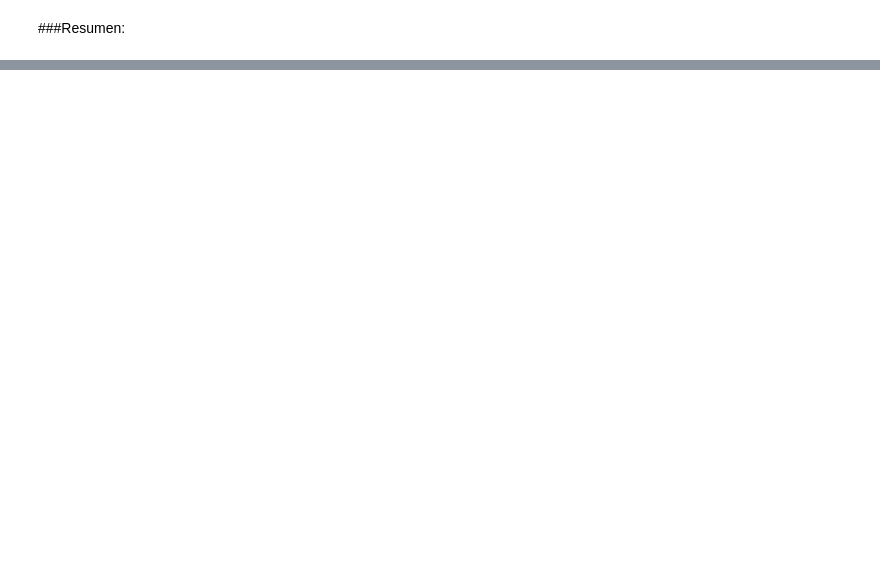
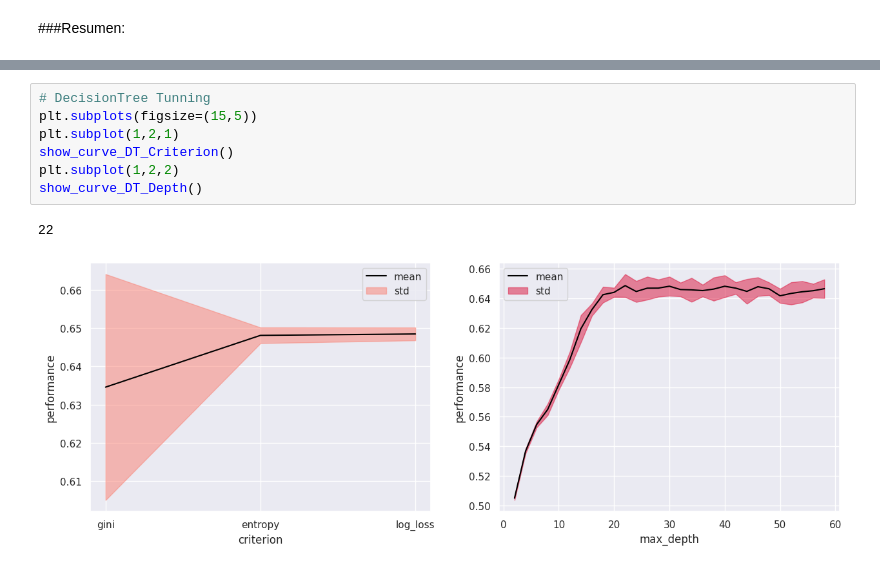
Before and after one commit to IC-03/Royal-Flush, a Jupyter notebook: Royal_Flush_Classification_Models_For_A_Poker_Hands_Dataset.ipynb, the cells around one changed output, grey strips where cells are left out. Saved outputs shown, nothing was run; the diff lists cells and outputs as text; blank space fills up the shorter version.

```diff
--- a/Royal_Flush_Classification_Models_For_A_Poker_Hands_Dataset.ipynb
+++ b/Royal_Flush_Classification_Models_For_A_Poker_Hands_Dataset.ipynb
@@ -289,0 +488,10 @@ Los modelos de clasificación aplicados en este dataset hasta la fecha:
+# %%
+# DecisionTree Tunning
+plt.subplots(figsize=(15,5))
+plt.subplot(1,2,1)
+show_curve_DT_Criterion()
+plt.subplot(1,2,2)
+show_curve_DT_Depth()
+# %% [output]
+22
+[figure, added]
```
Also changed, not shown: parts of 82 cells of this notebook.
